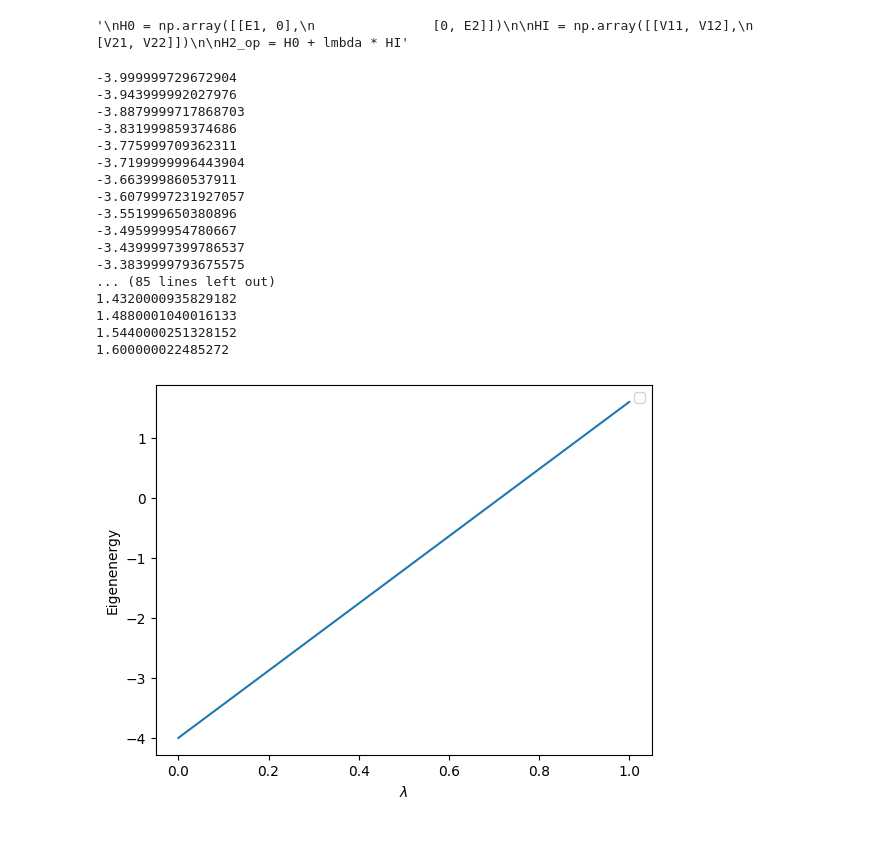
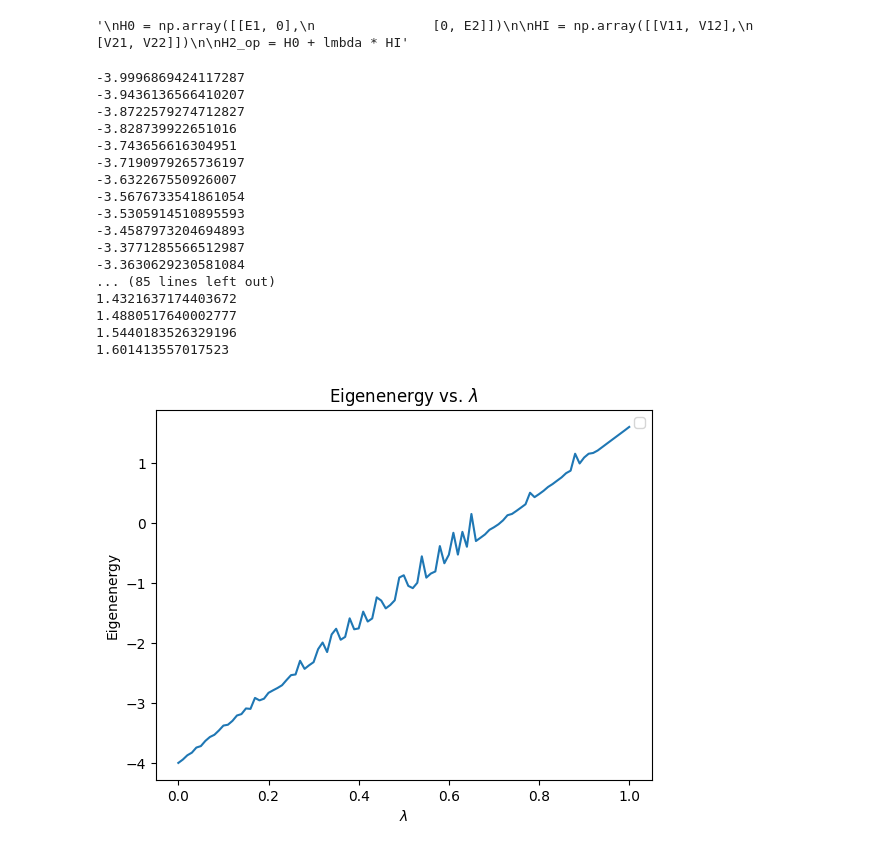
Before and after one commit to carlfre/fys5419-project-1, a Jupyter notebook: problem_c.ipynb, the cells around one changed output. Drawn from its saved outputs; the diff is of its cells as text; code cells hidden in the pictures.

Commit message:
problem g and smal modifications

```diff
--- a/problem_c.ipynb
+++ b/problem_c.ipynb
@@ -10,7 +9,7 @@ import matplotlib.pyplot as plt
 # %%
 num_qubits = 1
 ansatz = TwoLocal(num_qubits, 'ry', 'cz')
-optimizer = SLSQP(maxiter=100)
+optimizer = SPSA(maxiter=100)
 ansatz.decompose().draw("mpl")
 # %% [output]
 [figure]
@@ -24,7 +23,7 @@ E2 = 4.0
 V11 = 3.0
 V22 = -3.0
 V12 = V21 = 0.2
-lmbda = 1
+
 """
 H0 = np.array([[E1, 0],
                [0, E2]])
@@ -42,48 +41,50 @@ def problem_c() -> None:
     lower_eig = []
     upper_eig = []
 
     for lmbda in lambdas:
 
 
-                #Defining the coefficients for the Pauli terms. Have to do convert the Hamiltonian to a SparsePauliOp to use VQE.
+        #Defining the coefficients for the Pauli terms. Have to convert the Hamiltonian to a SparsePauliOp to use VQE.
         coefficients = [
             ("II", (lmbda*V11) + E1),
             ("ZZ", (lmbda*V22) + E2),
             ("XX", lmbda*V12),
             ("YY", lmbda*V21),
         ]
 
         # Create the SparsePauliOp
         H2_op = SparsePauliOp.from_list(coefficients)
 
         minresult = vqe.compute_minimum_eigenvalue(H2_op)
         lower_eig.append(minresult.eigenvalue)
         print(minresult.eigenvalue)
 
 
     plt.plot(lambdas, lower_eig)
+    plt.title("Eigenenergy vs. $\lambda$")
     plt.xlabel(r"$\lambda$")
     plt.ylabel("Eigenenergy")
     plt.legend()
+    plt.savefig("images/problem_c.png")
     plt.show()
 
 problem_c()
 # %% [output]
--3.999999729672904
--3.943999992027976
--3.8879999717868703
--3.831999859374686
--3.775999709362311
--3.7199999996443904
--3.663999860537911
--3.6079997231927057
--3.551999650380896
--3.495999954780667
--3.4399997399786537
--3.3839999793675575
+-3.9996869424117287
+-3.9436136566410207
+-3.8722579274712827
+-3.828739922651016
+-3.743656616304951
+-3.7190979265736197
+-3.632267550926007
+-3.5676733541861054
+-3.5305914510895593
+-3.4587973204694893
+-3.3771285566512987
+-3.3630629230581084
 ... (85 lines left out)
-1.4320000935829182
-1.4880001040016133
-1.5440000251328152
-1.600000022485272
+1.4321637174403672
+1.4880517640002777
+1.5440183526329196
+1.601413557017523
-[figure, old version]
+[figure, new version]
```
Also changed, not shown: parts of 1 cell of this notebook, 5 other files.
